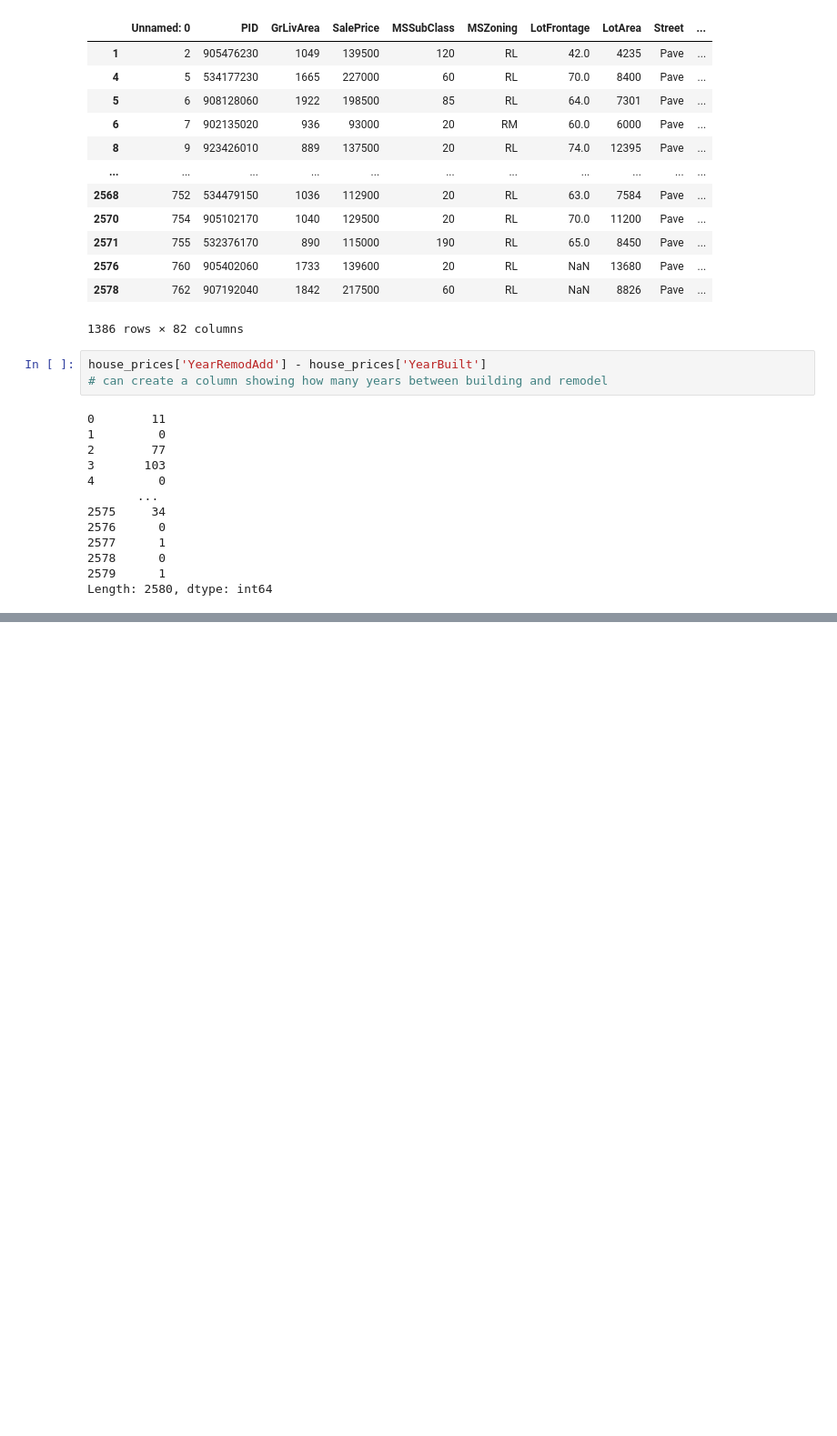
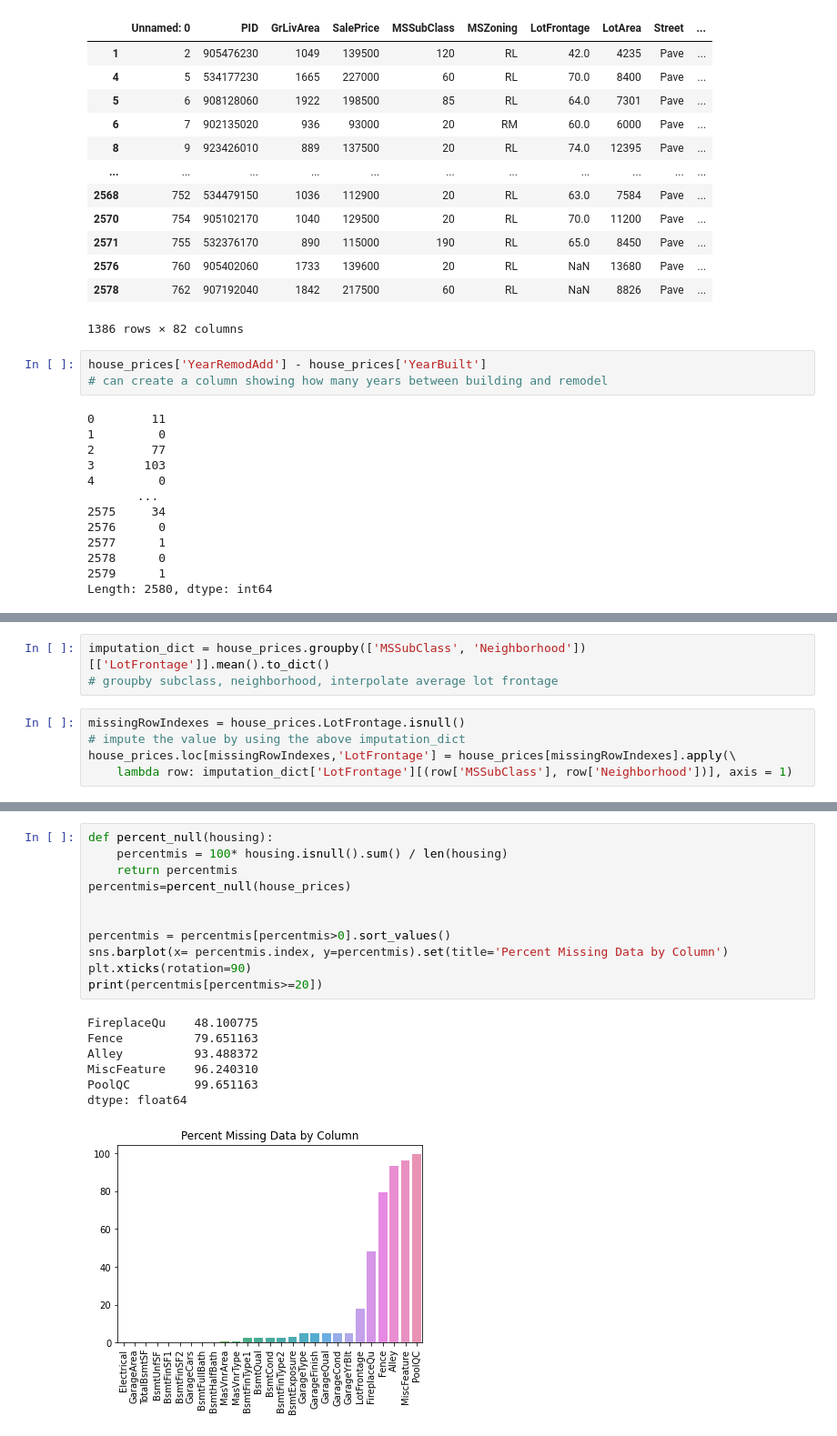
Before and after one commit to mobrien829/ames-ml-project, a Jupyter notebook: Michael/Michael notebook.ipynb, the cells around one changed output, grey strips where cells are left out. Shown at 91% size. Cells and saved outputs as stored; diff of their text form; blank space fills up the shorter version.

```diff
--- a/Michael/Michael notebook.ipynb
+++ b/Michael/Michael notebook.ipynb
@@ -116,0 +140,8 @@ house_prices['YrSold'] - house_prices['YearRemodA']
+# %%
+imputation_dict = house_prices.groupby(['MSSubClass', 'Neighborhood'])[['LotFrontage']].mean().to_dict()
+# groupby subclass, neighborhood, interpolate average lot frontage
+# %%
+missingRowIndexes = house_prices.LotFrontage.isnull()
+# impute the value by using the above imputation_dict
+house_prices.loc[missingRowIndexes,'LotFrontage'] = house_prices[missingRowIndexes].apply(\
+    lambda row: imputation_dict['LotFrontage'][(row['MSSubClass'], row['Neighborhood'])], axis = 1)
@@ -116,0 +222,19 @@ house_prices['YrSold'] - house_prices['YearRemodA']
+# %%
+def percent_null(housing):
+    percentmis = 100* housing.isnull().sum() / len(housing)
+    return percentmis
+percentmis=percent_null(house_prices)
+
+
+percentmis = percentmis[percentmis>0].sort_values()
+sns.barplot(x= percentmis.index, y=percentmis).set(title='Percent Missing Data by Column')
+plt.xticks(rotation=90)
+print(percentmis[percentmis>=20])
+# %% [output]
+FireplaceQu    48.100775
+Fence          79.651163
+Alley          93.488372
+MiscFeature    96.240310
+PoolQC         99.651163
+dtype: float64
+[figure, added]
```
Also changed, not shown: parts of 22 cells of this notebook.
